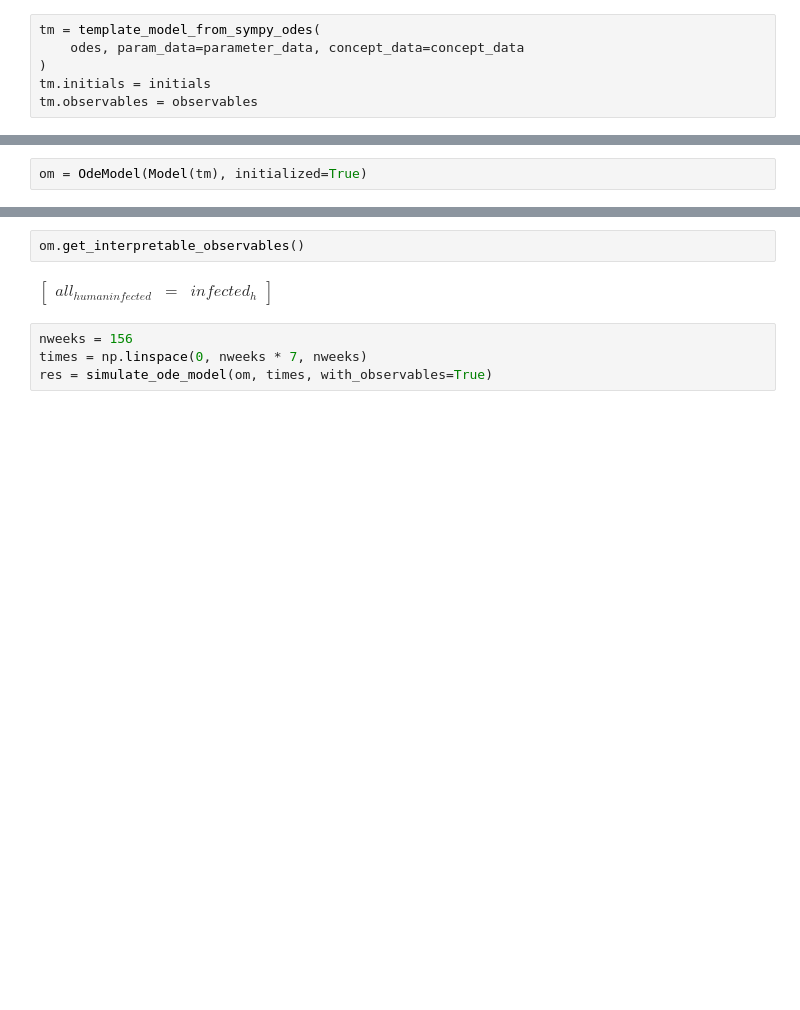
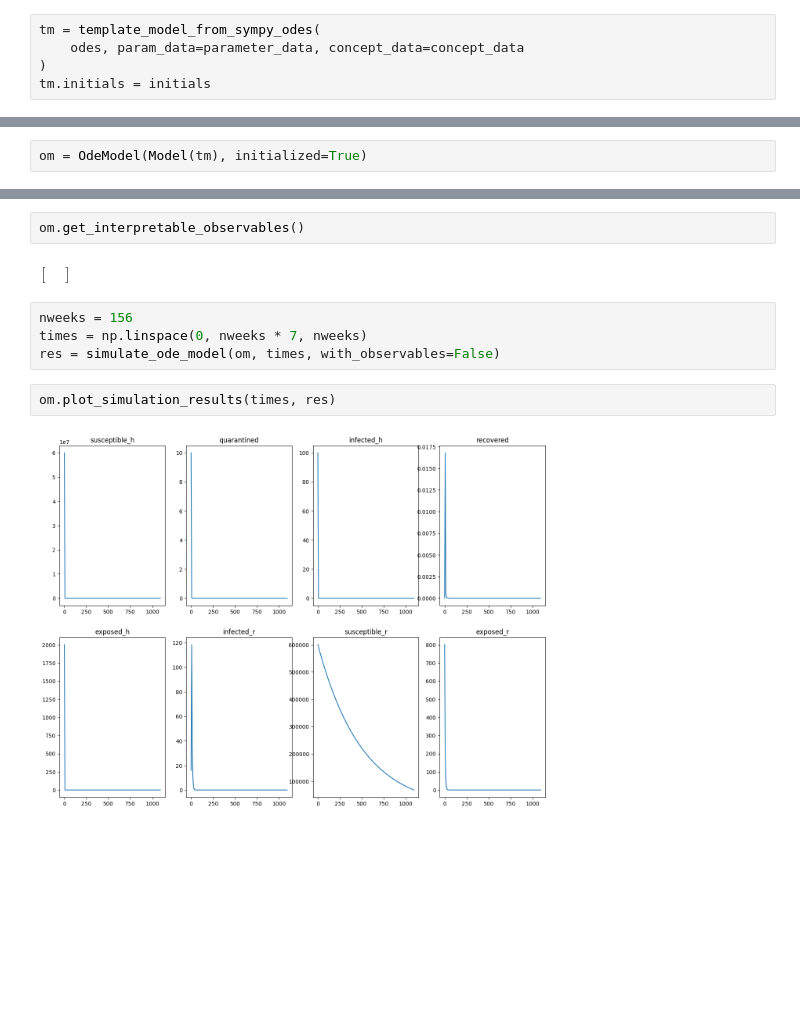
Before and after one commit to gyorilab/mira, a Jupyter notebook: notebooks/hackathon_2024.12/ModelB.ipynb, the cells around one changed output, grey strips where cells are left out. Drawn from its saved outputs; the diff is of its cells as text; blank space fills up the shorter version.

Commit message:
Remove observables from model B notebook

```diff
--- a/notebooks/hackathon_2024.12/ModelB.ipynb
+++ b/notebooks/hackathon_2024.12/ModelB.ipynb
@@ -198,7 +194,6 @@ tm = template_model_from_sympy_odes(
     odes, param_data=parameter_data, concept_data=concept_data
 )
 tm.initials = initials
-tm.observables = observables
 # %%
 template_model_to_petrinet_json_file(tm, 'ModelB_base_petri.json')
 # %%
@@ -214,8 +209,12 @@ $\displaystyle \left[\begin{matrix}\frac{d}{d t} susceptible_{h} & = & - \mu_{h}
 # %%
 om.get_interpretable_observables()
 # %% [output]
-$\displaystyle \left[\begin{matrix}all_{human infected} & = & infected_{h}\end{matrix}\right]$
+$\displaystyle \left[\begin{matrix}\end{matrix}\right]$
 # %%
 nweeks = 156
 times = np.linspace(0, nweeks * 7, nweeks)
-res = simulate_ode_model(om, times, with_observables=True)
+res = simulate_ode_model(om, times, with_observables=False)
+# %%
+om.plot_simulation_results(times, res)
+# %% [output]
+[figure, added]
```
Also changed, not shown: parts of 2 cells of this notebook.
